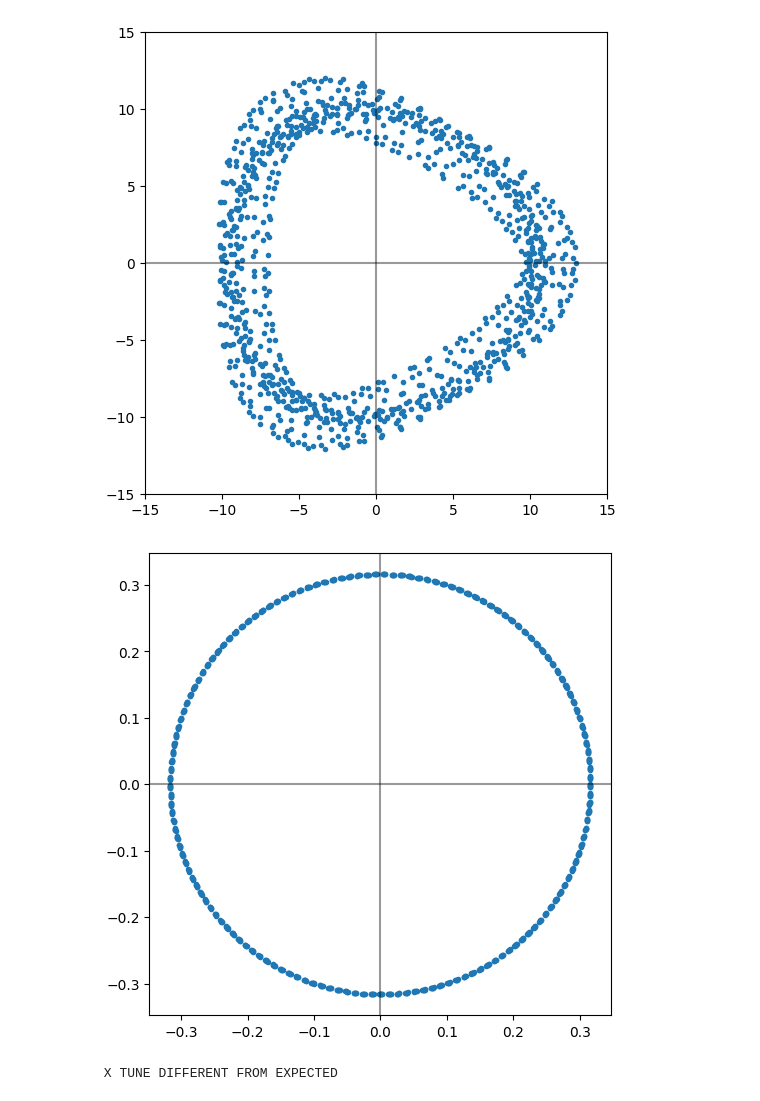
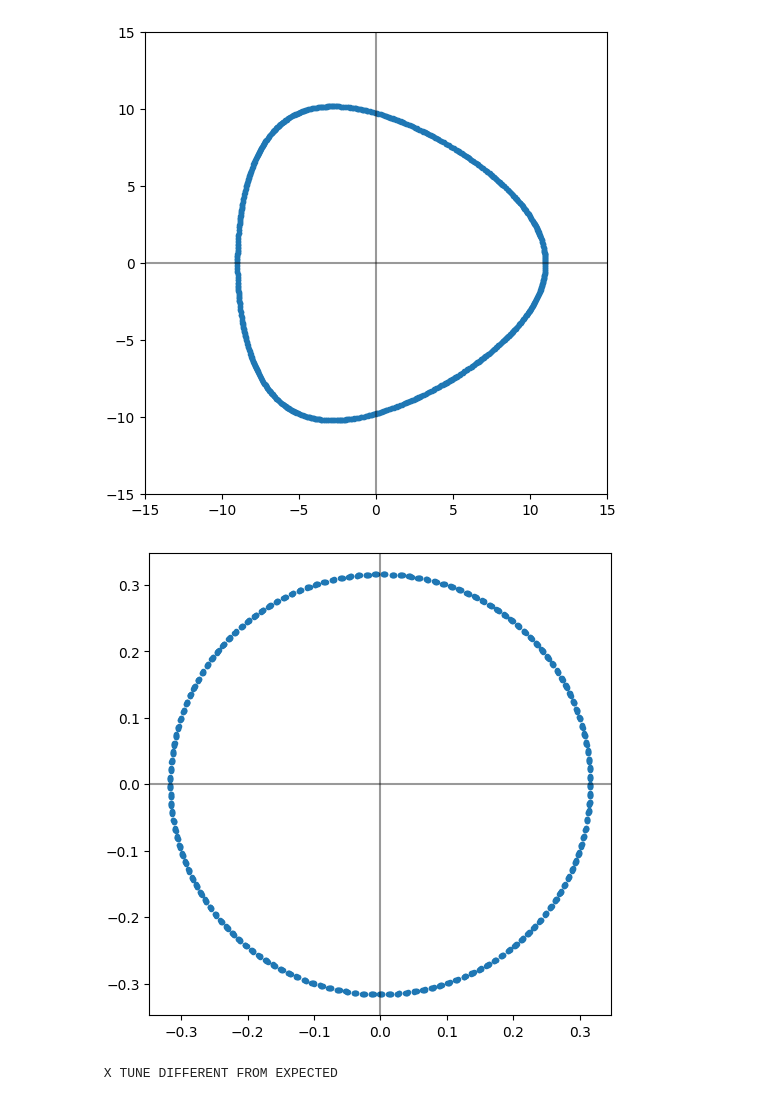
Before and after one commit to pbelange/PySUSSIX, a Jupyter notebook: test_sussix.ipynb, the cells around one changed output. Cells and saved outputs as stored; diff of their text form; code cells hidden in the pictures.

```diff
--- a/test_sussix.ipynb
+++ b/test_sussix.ipynb
@@ -16,39 +16,39 @@ Jx    = (0.5*(10**2))
 Jy    = 1e-3*Jx
 psi0  = 0#0.25
 
-mn = [(2,0),(1,1),(0,2)]
+mn = [(2,0)]
 aj = [0.02*Jx,0.02*Jx,0.02*Jx]
 phasors = sum([a*np.exp(1j*(2*np.pi*(m*Qx+n*Qy)*N + 0)) for (m,n),a in zip(mn,aj)])
 
 hx = np.sqrt(2*Jx)*np.exp(-1j*(2*np.pi*Qx*N - psi0)) + phasors
 x  = hx.real
 px = hx.imag
 
 hy = np.sqrt(2*Jy)*np.exp(-1j*(2*np.pi*Qy*N - psi0))
 y  = hy.real
 py = hy.imag
 
 plt.figure(figsize=(6,6))
 plt.plot(x,px,'.')
 # plt.plot(hx.real,hx.imag,'.',ms=2)
 plt.axhline(0,color='k',alpha=0.4)
 plt.axvline(0,color='k',alpha=0.4)
 plt.axis('square');
 plt.xlim([-15,15])
 plt.ylim([-15,15])
 
 
 plt.figure(figsize=(6,6))
 plt.plot(y,py,'.')
 # plt.plot(hx.real,hx.imag,'.',ms=2)
 plt.axhline(0,color='k',alpha=0.4)
 plt.axvline(0,color='k',alpha=0.4)
 plt.axis('square');
 # plt.xlim([-15,15])
 # plt.ylim([-15,15])
 #
 # %% [output]
-[figure, old version]
+[figure, new version]
 [figure]
 # %%
 SS = Sussix()
```
Also changed, not shown: parts of 1 cell of this notebook, 5 other files.
